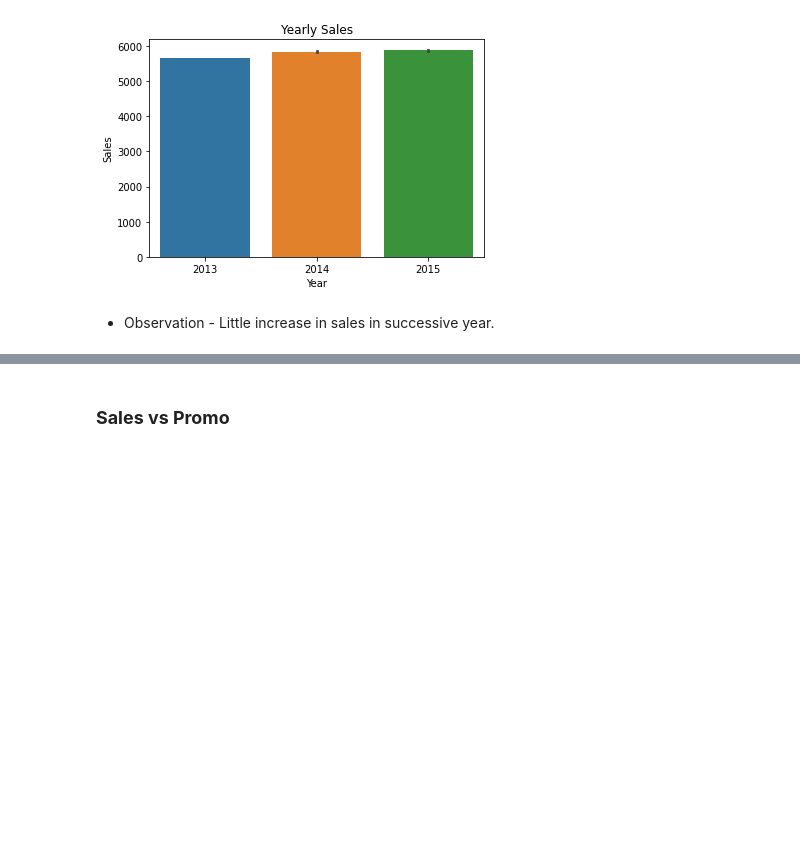
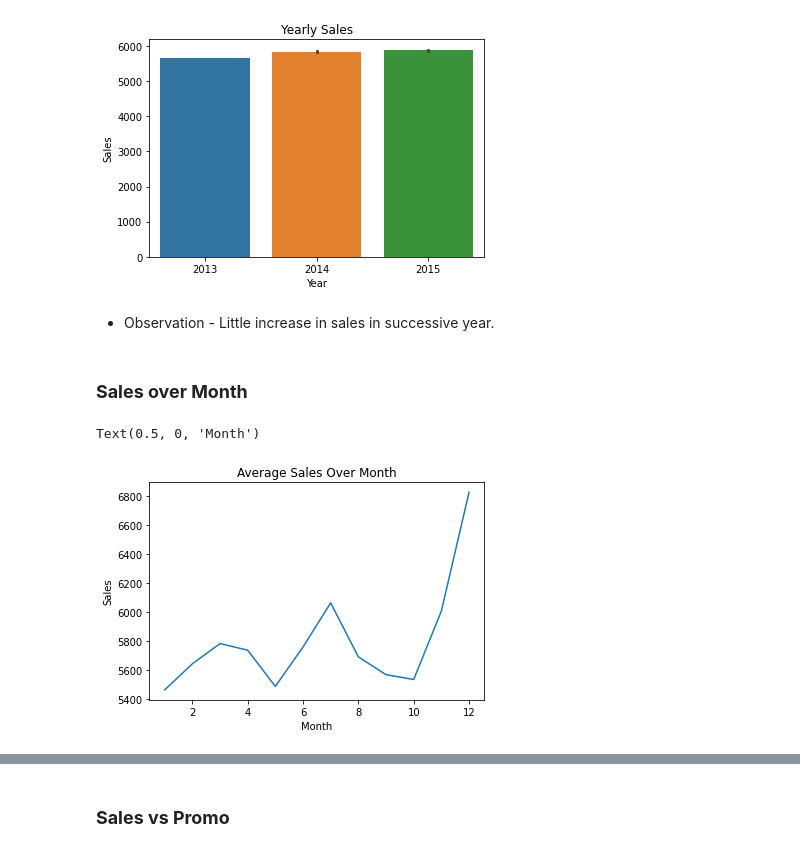
Before and after one commit to pushpam-raghuvanshi/rossmann_sales_prediction, a Jupyter notebook: Rossmann_Sales_Prediction_Capstone_Project.ipynb, the cells around one changed output, grey strips where cells are left out. Saved outputs shown, nothing was run; the diff lists cells and outputs as text; code cells hidden in the pictures; blank space fills up the shorter version.

```diff
--- a/Rossmann_Sales_Prediction_Capstone_Project.ipynb
+++ b/Rossmann_Sales_Prediction_Capstone_Project.ipynb
@@ -318,3 +325,13 @@ plt.show()
 [figure]
 # %% [markdown]
 *   Observation - Little increase in sales in successive year.
+# %% [markdown]
+### **Sales over Month**
+# %%
+df.groupby(['Month'])['Sales'].mean().plot.line()
+plt.title('Average Sales Over Month')
+plt.ylabel('Sales')
+plt.xlabel('Month')
+# %% [output]
+Text(0.5, 0, 'Month')
+[figure, added]
```
Also changed, not shown: parts of 12 cells of this notebook.
